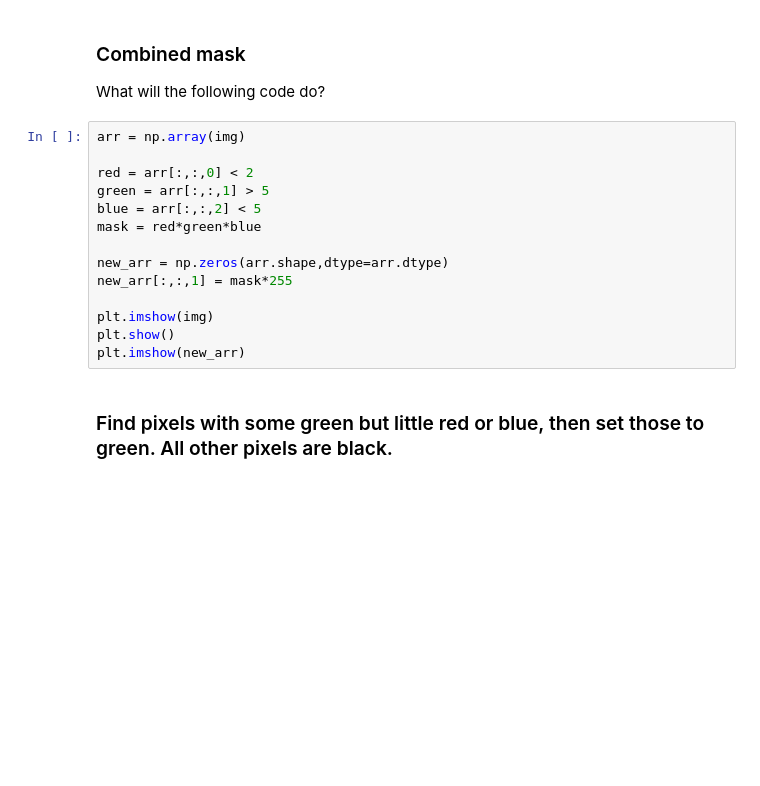
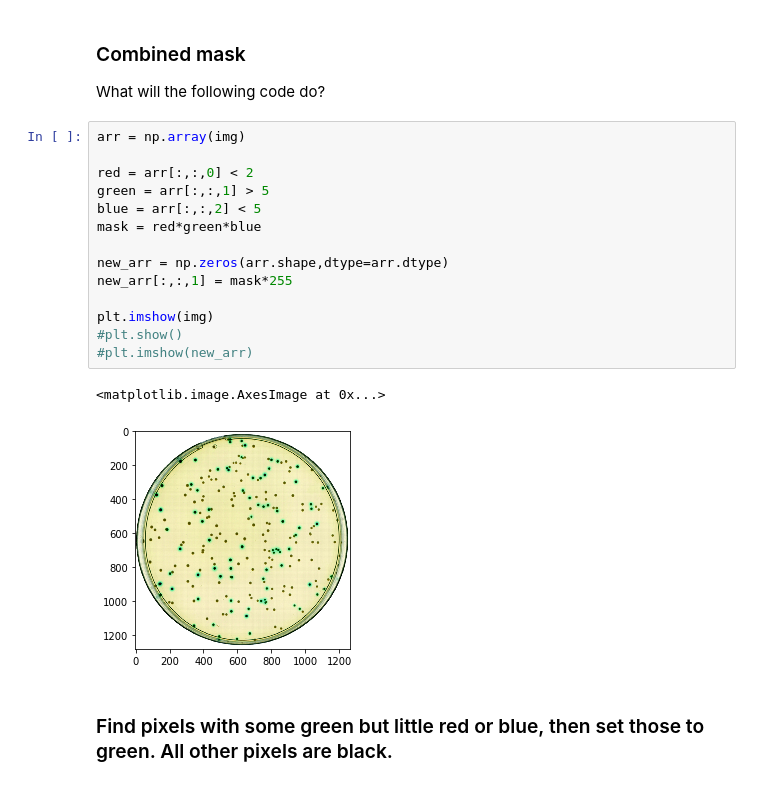
Before and after one commit to harmsm/pythonic-science, a Jupyter notebook: chapters/06_image-analysis/00_intro-to-images.ipynb, the cells around one changed output. Drawn from its saved outputs; the diff is of its cells as text; blank space fills up the shorter version.

```diff
--- a/chapters/06_image-analysis/00_intro-to-images.ipynb
+++ b/chapters/06_image-analysis/00_intro-to-images.ipynb
@@ -85,17 +110,20 @@ What will the following code do?
 # %%
 arr = np.array(img)
 
 red = arr[:,:,0] < 2
 green = arr[:,:,1] > 5
 blue = arr[:,:,2] < 5
 mask = red*green*blue
 
 new_arr = np.zeros(arr.shape,dtype=arr.dtype)
 new_arr[:,:,1] = mask*255
 
 plt.imshow(img)
-plt.show()
-plt.imshow(new_arr)
+#plt.show()
+#plt.imshow(new_arr)
+# %% [output]
+<matplotlib.image.AxesImage at 0x...>
+[figure, added]
 # %% [markdown]
 ### Find pixels with some green but little red or blue, then set those to green.  All other pixels are black.
 # %% [markdown]
```
Also changed, not shown: parts of 8 cells of this notebook, 1 other file.
